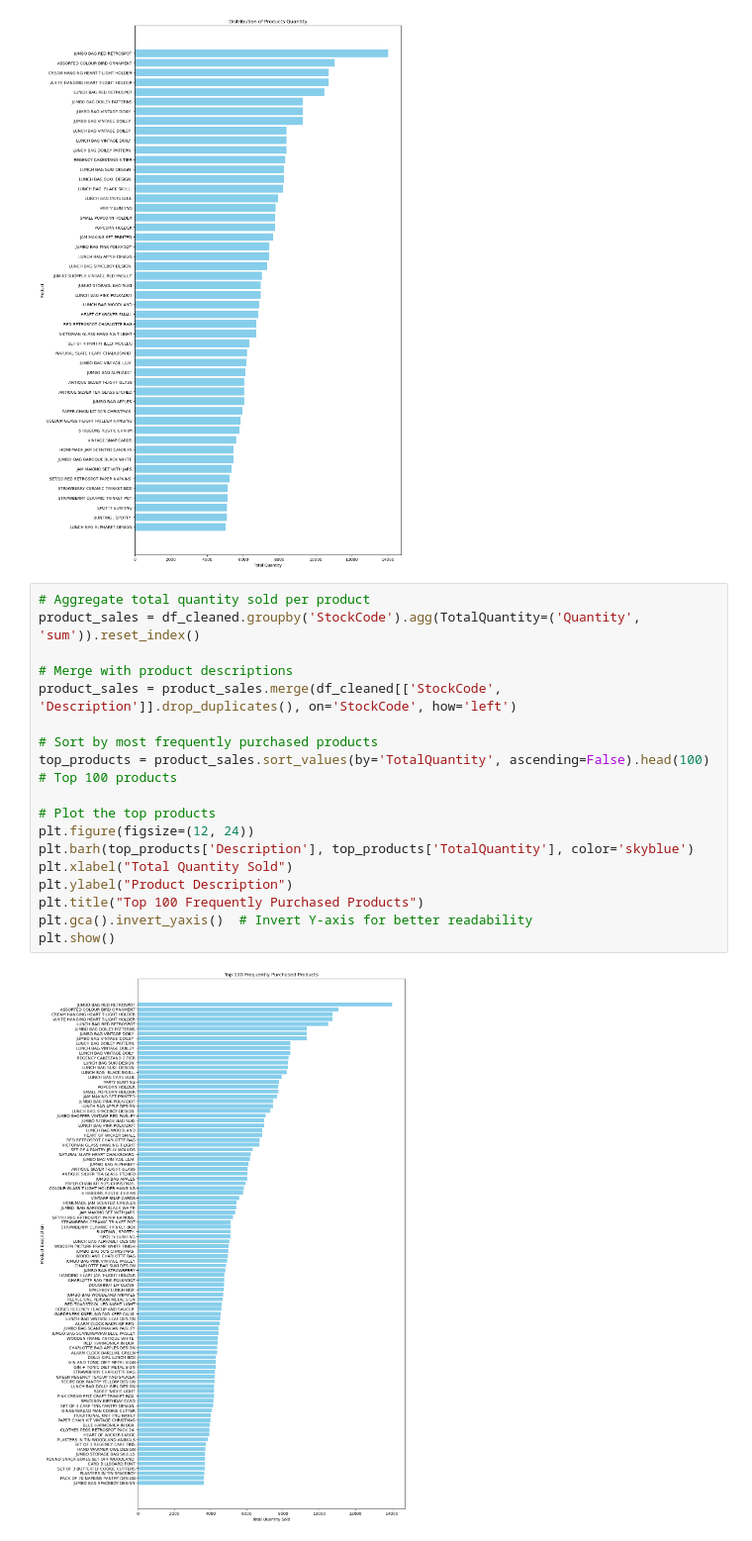
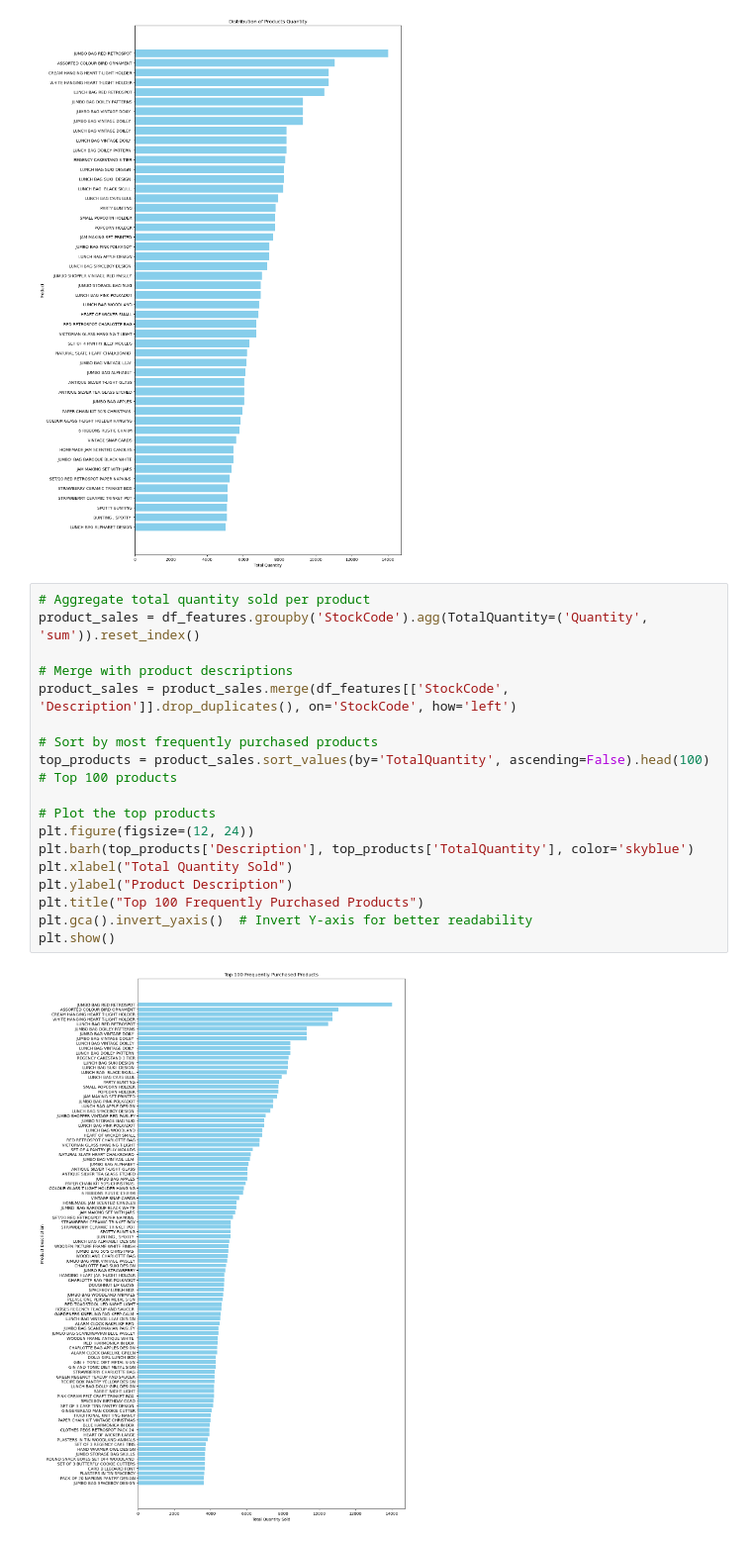
Before and after one commit to j2damax/principles-of-ds-cw02, a Jupyter notebook: group/online_retail.ipynb, the cells around one changed output. Shown at 99% size. Drawn from its saved outputs; the diff is of its cells as text.

```diff
--- a/group/online_retail.ipynb
+++ b/group/online_retail.ipynb
@@ -931,21 +983,21 @@ plt.show()
 [figure]
 # %%
 # Aggregate total quantity sold per product
-product_sales = df_cleaned.groupby('StockCode').agg(TotalQuantity=('Quantity', 'sum')).reset_index()
+product_sales = df_features.groupby('StockCode').agg(TotalQuantity=('Quantity', 'sum')).reset_index()
 
 # Merge with product descriptions
-product_sales = product_sales.merge(df_cleaned[['StockCode', 'Description']].drop_duplicates(), on='StockCode', how='left')
+product_sales = product_sales.merge(df_features[['StockCode', 'Description']].drop_duplicates(), on='StockCode', how='left')
 
 # Sort by most frequently purchased products
 top_products = product_sales.sort_values(by='TotalQuantity', ascending=False).head(100)  # Top 100 products
 
 # Plot the top products
 plt.figure(figsize=(12, 24))
 plt.barh(top_products['Description'], top_products['TotalQuantity'], color='skyblue')
 plt.xlabel("Total Quantity Sold")
 plt.ylabel("Product Description")
 plt.title("Top 100 Frequently Purchased Products")
 plt.gca().invert_yaxis()  # Invert Y-axis for better readability
 plt.show()
 # %% [output]
-[figure, old version]
+[figure, new version]
```
Also changed, not shown: parts of 7 cells of this notebook.
